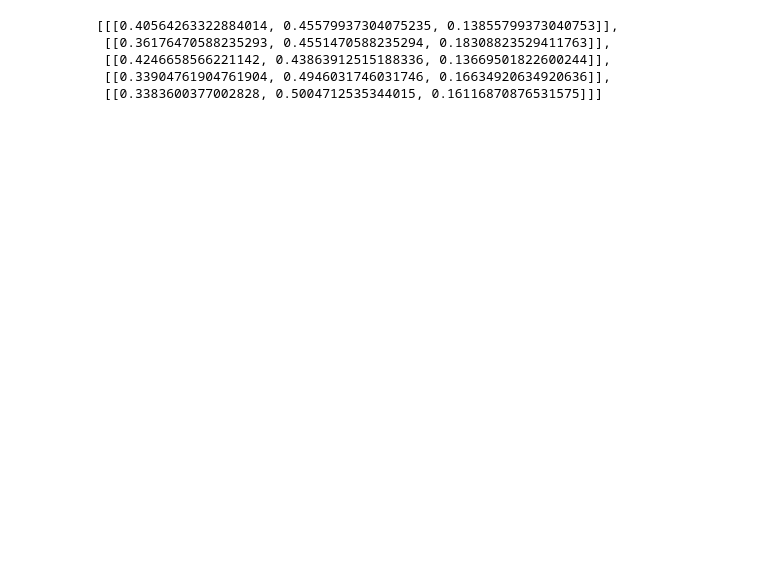
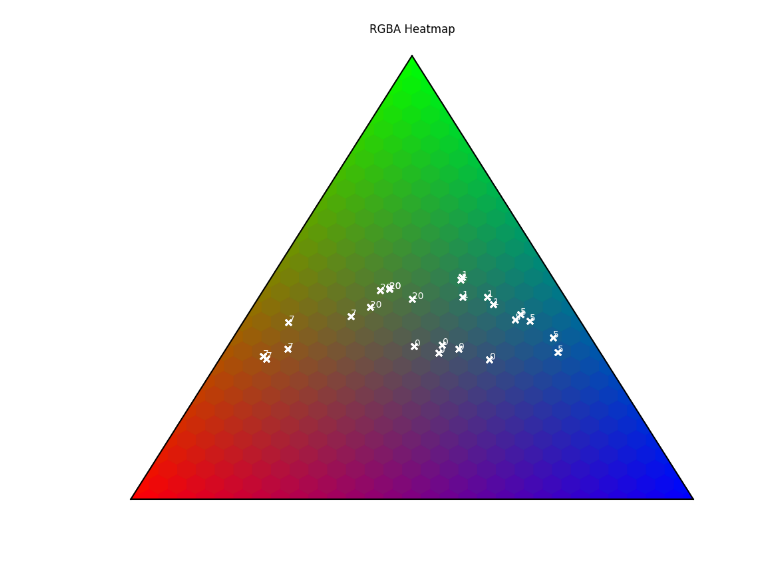
Before and after one commit to acb21kb/bumblebee-tags, a Jupyter notebook: open_files.ipynb, the cells around one changed output. Saved outputs shown, nothing was run; the diff lists cells and outputs as text; code cells hidden in the pictures; blank space fills up the shorter version.

Commit message:
Tag colours plotted on heatmap

```diff
--- a/open_files.ipynb
+++ b/open_files.ipynb
@@ -127,3 +127,37 @@ for tag in testTags:
     search, photo = getSnipPlot(tag)
     redVal, greenVal, blueVal = getPixels(search[0], search[1], tag, photo)
     yTags.loc[len(yTags.index)] = [int(tag.getLabel().removeprefix("gridTag")), redVal, greenVal, blueVal]
+# %%
+import ternary
+
+def colorPoint(x, y, z, scale):
+    b = x/scale
+    g = y/scale
+    r = z/scale
+    return (r, g, b, 1.)
+
+def generateHeatmapData(scale=5):
+    from ternary.helpers import simplex_iterator
+    d = dict()
+    for (i, j, k) in simplex_iterator(scale):
+        d[(i, j, k)] = colorPoint(i, j, k, scale)
+    return d
+
+def plotHeatmap(asTuples, labels, scale):
+    data = generateHeatmapData(scale)
+    plt.figure(figsize=[12,10])
+    ax = plt.gca()
+    _, tax = ternary.figure(ax,scale=scale)
+
+    tax.scatter(asTuples*scale, marker='x', color='#fff', label=labels, zorder=3)#np.array(expected['002']))
+    tax._redraw_labels()
+    tax.heatmap(data, style="hexagonal", use_rgba=True, colorbar=False)
+    tax._redraw_labels()
+    # Remove default Matplotlib Axes
+    tax.clear_matplotlib_ticks()
+    tax.get_axes().axis('off')
+    tax.boundary()
+    tax.set_title("RGBA Heatmap")
+    for a, b in zip(labels, asTuples):
+        tax.annotate(int(a), b, color='white')
+    plt.show()
@@ -130,10 +186,11 @@ for tag in testTags:
 # %%
-only1 = xTags.loc[xTags["Label"] == 1]
-asTuples = [[[x.iloc[1], x.iloc[2], x.iloc[3]]] for index, x in only1.iterrows()]
-asTuples
+scale = 30
+tagList = [0, 1, 5, 7, 20]
+sampleTags = xTags.loc[xTags["Label"].isin(tagList)]
+asTuples = [[x.iloc[1]*scale, x.iloc[2]*scale, x.iloc[3]*scale] for index, x in sampleTags.iterrows()]
+labels = sampleTags["Label"]
+markers = [".", "o", "^", "s", "*"]
+plotHeatmap(asTuples, labels, scale)
+# plotHeatmapDifferent(asTuples, labels, scale, markers)
 # %% [output]
-[[[0.40564263322884014, 0.45579937304075235, 0.13855799373040753]],
- [[0.36176470588235293, 0.4551470588235294, 0.18308823529411763]],
- [[0.4246658566221142, 0.43863912515188336, 0.13669501822600244]],
- [[0.33904761904761904, 0.4946031746031746, 0.16634920634920636]],
- [[0.3383600377002828, 0.5004712535344015, 0.16116870876531575]]]
+[figure, added]
```
Also changed, not shown: parts of 4 cells of this notebook.
